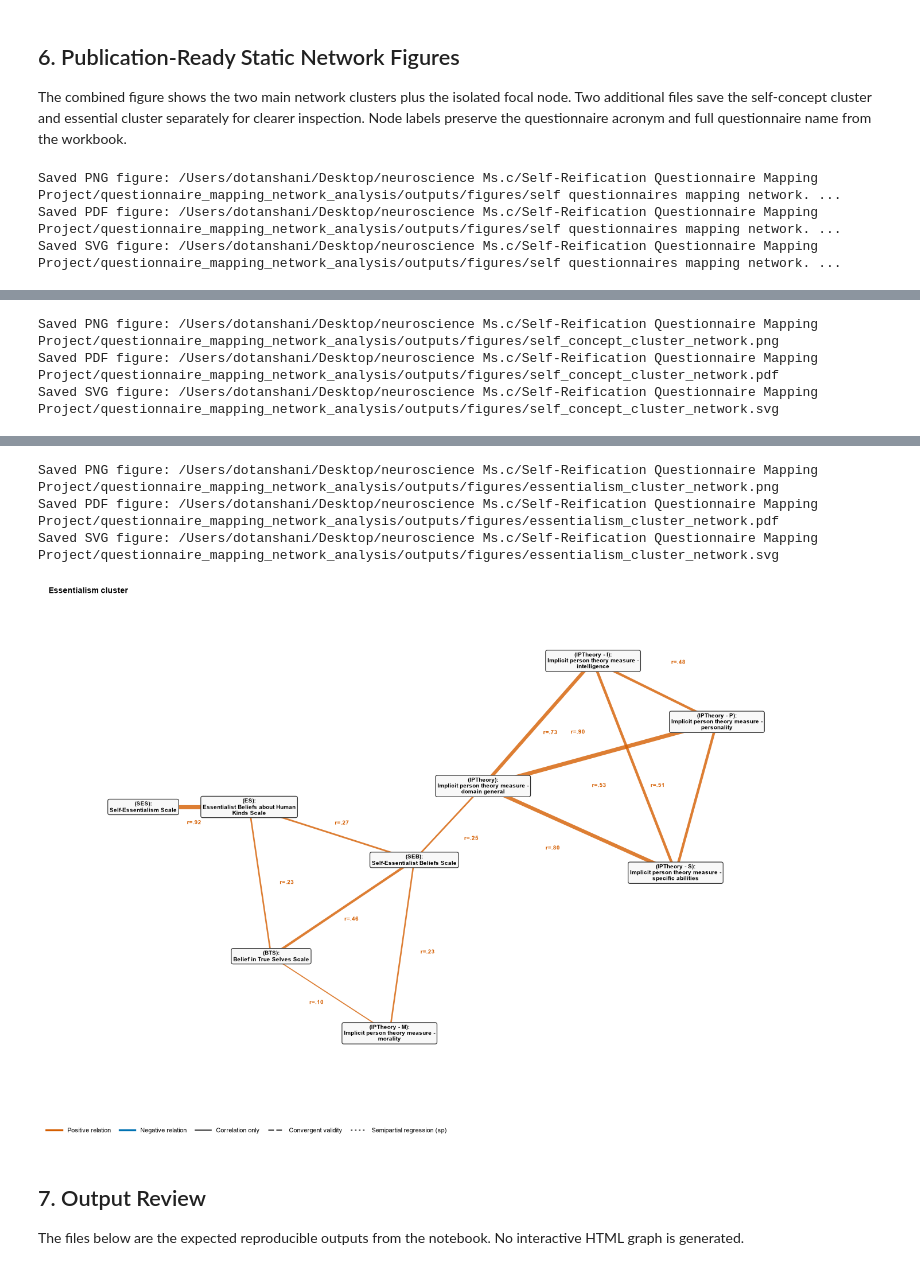
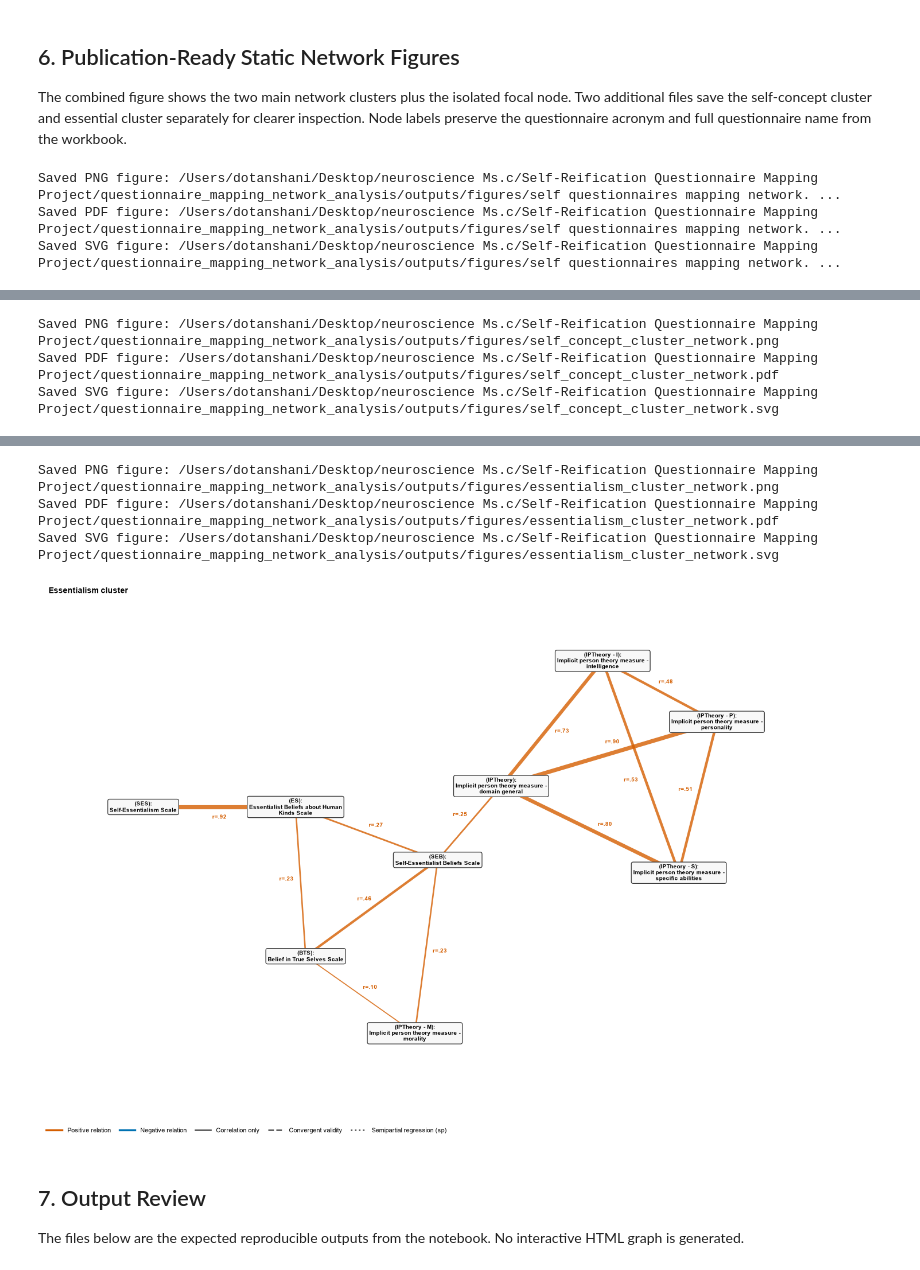
Before and after one commit to Dotans-psy/questionnaire-mapping-network-analysis, a Jupyter notebook: notebooks/01_questionnaire_validity_network.ipynb, the cells around one changed output, grey strips where cells are left out. Drawn from its saved outputs; the diff is of its cells as text; code cells hidden in the pictures.

Commit message:
Tighten network edge label placement

```diff
--- a/notebooks/01_questionnaire_validity_network.ipynb
+++ b/notebooks/01_questionnaire_validity_network.ipynb
@@ -674,8 +674,8 @@ SELF_CONCEPT_LAYOUT = {
 }
 
 ESSENTIALISM_LAYOUT = {
-    "SES": (-1.35, 0.05),
-    "ES": (-0.58, 0.05),
+    "SES": (-1.70, 0.05),
+    "ES": (-0.50, 0.05),
     "BTS": (-0.42, -0.88),
     "IPT-M": (0.44, -1.36),
     "SEB": (0.62, -0.28),
@@ -685,25 +685,29 @@ ESSENTIALISM_LAYOUT = {
     "IPT-S": (2.52, -0.36),
 }
 
+EDGE_LABEL_DISTANCE = 0.055
+
 EDGE_LABEL_RULES = {
-    frozenset(["SCD-SD", "SCD-R"]): (0.46, 0.18),
-    frozenset(["SCD-SD", "SCD-VAR"]): (0.58, -0.18),
-    frozenset(["SCD-R", "SCD-VAR"]): (0.52, 0.18),
-    frozenset(["SCC", "SCD-VAR"]): (0.52, -0.12),
-    frozenset(["SCC", "PSC-N"]): (0.50, 0.14),
-    frozenset(["SCC", "PSC-S"]): (0.48, -0.15),
-    frozenset(["PSC-N", "PSCQ"]): (0.50, 0.18),
-    frozenset(["PSC-S", "PSCQ"]): (0.50, -0.18),
-    frozenset(["PSCQ", "MTSCS-PSC"]): (0.54, 0.14),
-    frozenset(["FSC", "MTSCS-PSC"]): (0.48, -0.14),
-    frozenset(["MTSCS-FSC", "FSCQ"]): (0.50, 0.18),
-    frozenset(["FSC", "FSCQ"]): (0.52, -0.15),
-    frozenset(["IPT-I", "IPT-P"]): (0.48, 0.18),
-    frozenset(["IPT-P", "IPT-S"]): (0.54, 0.16),
-    frozenset(["IPT-I", "IPT-S"]): (0.55, -0.16),
-    frozenset(["IPT", "IPT-P"]): (0.54, -0.14),
-    frozenset(["IPT", "IPT-S"]): (0.54, 0.14),
-    frozenset(["SEB", "IPT"]): (0.46, -0.12),
+    frozenset(["SCD-SD", "SCD-R"]): (0.58, -0.075),
+    frozenset(["SCD-SD", "SCD-VAR"]): (0.50, 0.060),
+    frozenset(["SCD-R", "SCD-VAR"]): (0.50, -0.065),
+    frozenset(["SCC", "SCD-VAR"]): (0.52, -EDGE_LABEL_DISTANCE),
+    frozenset(["SCC", "PSC-N"]): (0.50, EDGE_LABEL_DISTANCE),
+    frozenset(["SCC", "PSC-S"]): (0.48, -EDGE_LABEL_DISTANCE),
+    frozenset(["PSC-N", "PSCQ"]): (0.50, EDGE_LABEL_DISTANCE),
+    frozenset(["PSC-S", "PSCQ"]): (0.50, -EDGE_LABEL_DISTANCE),
+    frozenset(["PSCQ", "MTSCS-PSC"]): (0.54, EDGE_LABEL_DISTANCE),
+    frozenset(["FSC", "MTSCS-PSC"]): (0.48, -EDGE_LABEL_DISTANCE),
+    frozenset(["MTSCS-FSC", "FSCQ"]): (0.50, EDGE_LABEL_DISTANCE),
+    frozenset(["FSC", "FSCQ"]): (0.52, -EDGE_LABEL_DISTANCE),
+    frozenset(["SES", "ES"]): (0.50, EDGE_LABEL_DISTANCE),
+    frozenset(["BTS", "IPT-M"]): (0.50, EDGE_LABEL_DISTANCE),
+    frozenset(["IPT-I", "IPT-P"]): (0.48, EDGE_LABEL_DISTANCE),
+    frozenset(["IPT-P", "IPT-S"]): (0.54, EDGE_LABEL_DISTANCE),
+    frozenset(["IPT-I", "IPT-S"]): (0.55, -EDGE_LABEL_DISTANCE),
+    frozenset(["IPT", "IPT-P"]): (0.54, EDGE_LABEL_DISTANCE),
+    frozenset(["IPT", "IPT-S"]): (0.54, EDGE_LABEL_DISTANCE),
+    frozenset(["SEB", "IPT"]): (0.46, -EDGE_LABEL_DISTANCE),
 }
 
 
@@ -786,7 +790,7 @@ def draw_network_panel(
         x2, y2 = pos[target]
         source_short = subgraph.nodes[source]["short_label"]
         target_short = subgraph.nodes[target]["short_label"]
-        factor, offset = EDGE_LABEL_RULES.get(frozenset([source_short, target_short]), (0.52, 0.085 + 0.018 * ((i % 3) - 1)))
+        factor, offset = EDGE_LABEL_RULES.get(frozenset([source_short, target_short]), (0.52, EDGE_LABEL_DISTANCE))
         lx = x1 + (x2 - x1) * factor
         ly = y1 + (y2 - y1) * factor
         dx = x2 - x1
@@ -804,7 +808,7 @@ def draw_network_panel(
             ha="center",
             va="center",
             bbox={"boxstyle": "round,pad=0.10", "facecolor": "white", "edgecolor": "none", "alpha": 0.90},
-            zorder=5,
+            zorder=12,
         )
 
     for node, data in subgraph.nodes(data=True):
@@ -971,7 +975,7 @@ Saved SVG figure: /Users/dotanshani/Desktop/neuroscience Ms.c/Self-Reification Q
 Saved PNG figure: /Users/dotanshani/Desktop/neuroscience Ms.c/Self-Reification Questionnaire Mapping Project/questionnaire_mapping_network_analysis/outputs/figures/essentialism_cluster_network.png
 Saved PDF figure: /Users/dotanshani/Desktop/neuroscience Ms.c/Self-Reification Questionnaire Mapping Project/questionnaire_mapping_network_analysis/outputs/figures/essentialism_cluster_network.pdf
 Saved SVG figure: /Users/dotanshani/Desktop/neuroscience Ms.c/Self-Reification Questionnaire Mapping Project/questionnaire_mapping_network_analysis/outputs/figures/essentialism_cluster_network.svg
-[figure, old version]
+[figure, new version]
 # %% [markdown]
 ## 7. Output Review
 
```
Also changed, not shown: parts of 1 cell of this notebook, 9 other files.
